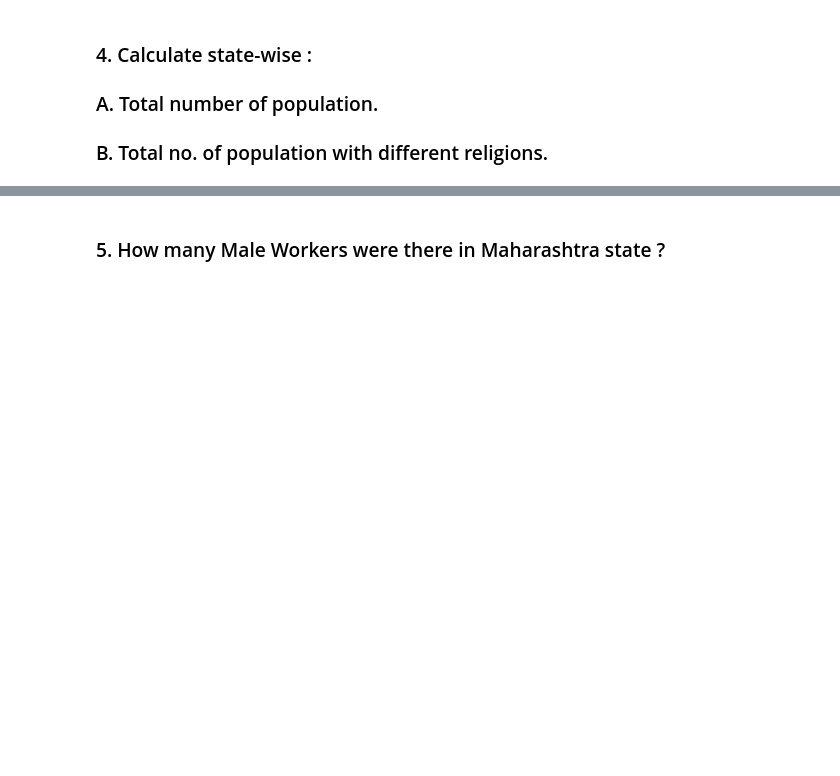
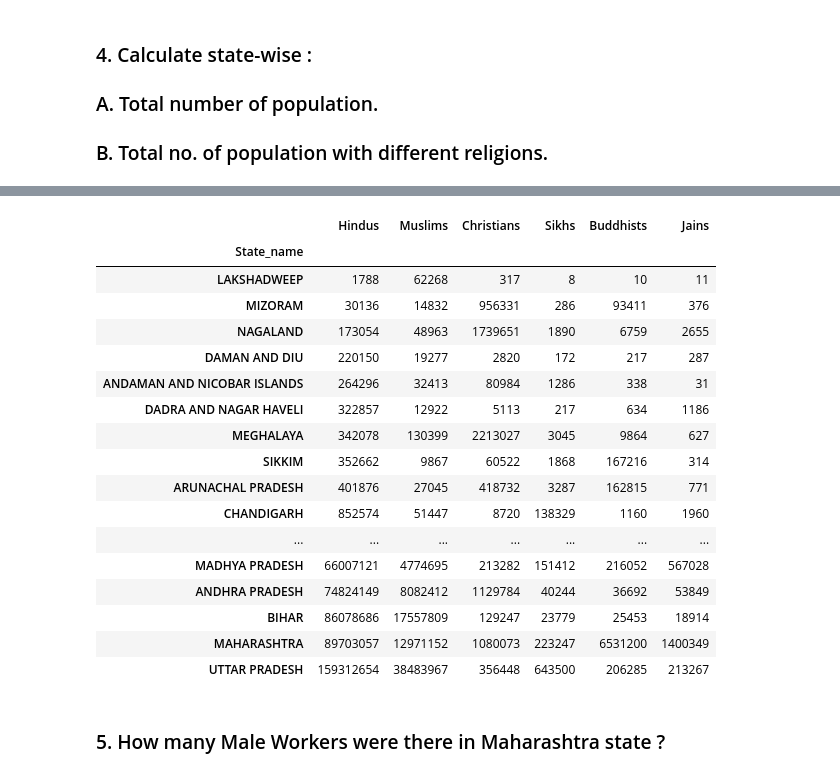
Before and after one commit to anupupadhaya123/data_analysis_python, a Jupyter notebook: census_data_analysis.ipynb, the cells around one changed output, grey strips where cells are left out. Cells and saved outputs as stored; diff of their text form; code cells hidden in the pictures; blank space fills up the shorter version.

```diff
--- a/census_data_analysis.ipynb
+++ b/census_data_analysis.ipynb
@@ -39,2 +124,23 @@ data.head()
+# %%
+data.groupby('State_name')['Hindus', 'Muslims', 'Christians', 'Sikhs', 'Buddhists', 'Jains'].sum().sort_values(by = 'Hindus')
+# %% [output]
+|  | Hindus | Muslims | Christians | Sikhs | Buddhists | Jains |
+| State_name |  |  |  |  |  |  |
+| LAKSHADWEEP | 1788 | 62268 | 317 | 8 | 10 | 11 |
+| MIZORAM | 30136 | 14832 | 956331 | 286 | 93411 | 376 |
+| NAGALAND | 173054 | 48963 | 1739651 | 1890 | 6759 | 2655 |
+| DAMAN AND DIU | 220150 | 19277 | 2820 | 172 | 217 | 287 |
+| ANDAMAN AND NICOBAR ISLANDS | 264296 | 32413 | 80984 | 1286 | 338 | 31 |
+| DADRA AND NAGAR HAVELI | 322857 | 12922 | 5113 | 217 | 634 | 1186 |
+| MEGHALAYA | 342078 | 130399 | 2213027 | 3045 | 9864 | 627 |
+| SIKKIM | 352662 | 9867 | 60522 | 1868 | 167216 | 314 |
+| ARUNACHAL PRADESH | 401876 | 27045 | 418732 | 3287 | 162815 | 771 |
+| CHANDIGARH | 852574 | 51447 | 8720 | 138329 | 1160 | 1960 |
+| ... | ... | ... | ... | ... | ... | ... |
+| MADHYA PRADESH | 66007121 | 4774695 | 213282 | 151412 | 216052 | 567028 |
+| ANDHRA PRADESH | 74824149 | 8082412 | 1129784 | 40244 | 36692 | 53849 |
+| BIHAR | 86078686 | 17557809 | 129247 | 23779 | 25453 | 18914 |
+| MAHARASHTRA | 89703057 | 12971152 | 1080073 | 223247 | 6531200 | 1400349 |
+| UTTAR PRADESH | 159312654 | 38483967 | 356448 | 643500 | 206285 | 213267 |
 # %% [markdown]
 ### 5. How many Male Workers were there in Maharashtra state ?
```
Also changed, not shown: parts of 22 cells of this notebook.
